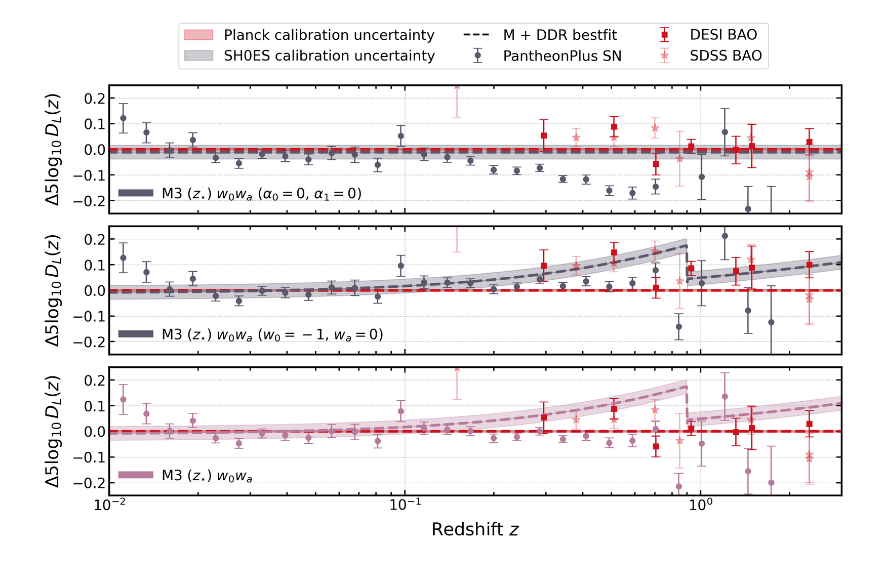
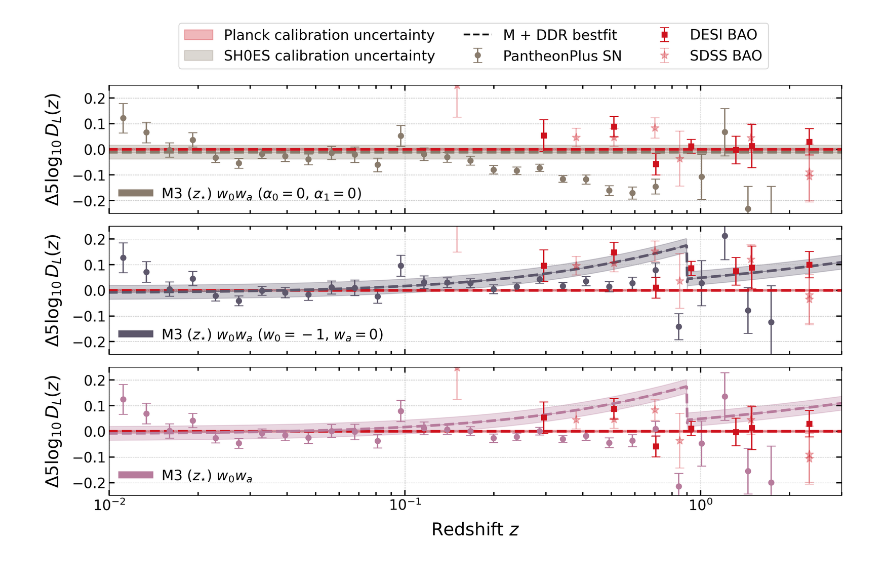
Before and after one commit to elsateixeira/class_ddr, a Jupyter notebook: DDR_FIGURES/Figure4.ipynb, the cells around one changed output. Saved outputs shown, nothing was run; the diff lists cells and outputs as text; code cells hidden in the pictures.

Commit message:
change colors and labels in figures

```diff
--- a/DDR_FIGURES/Figure4.ipynb
+++ b/DDR_FIGURES/Figure4.ipynb
@@ -185,9 +185,10 @@ ff = '#7FD1B9' #green
 gg = '#DBA159' #yellow
 hh = '#B77B9C' #magenta
 ii = '#7594FA' #blue
+ddd = '#897B6C'
 
 #colors = [dd,cc,aa,gg,ff,hh]
-colors = [dd,dd,hh]
+colors = [ddd,dd,hh]
 labels = [r'M3 ($z_{\star}$) $w_0w_a$ ($\alpha_0=0$, $\alpha_1=0$)',r'M3 ($z_{\star}$) $w_0w_a$ ($w_0=-1$, $w_a=0$)', r'M3 ($z_{\star}$) $w_0w_a$']
 
 fig, axes = plt.subplots(3, 1, figsize=(13, 8), sharex=True)
@@ -217,31 +218,31 @@ for i, ax in enumerate(axes):
     ax.plot(z + 5, 100 * delta_mu_SN_pl[i], c='k', lw=2, ls='--', label=r'M + DDR bestfit')
 
     ax.tick_params(axis='both', which='both', labelsize=16)
     ax.xaxis.set_tick_params(which='major', size=6, width=1.5, direction='in', top=True)
     ax.xaxis.set_tick_params(which='minor', size=4, width=1.5, direction='in', top=True)
     ax.yaxis.set_tick_params(which='major', size=6, width=1.5, direction='in', right=True)
     ax.yaxis.set_tick_params(which='minor', size=4, width=1.5, direction='in', right=True)
 
     ax.set_xlim(0.01, 3)
     ax.set_ylim(-0.25, 0.25)  # Y-axis limit updated
     ax.set_yticks([-0.2, -0.1, 0, 0.1, 0.2])  # Set specific ticks at -0.2, -0.1, 0, 0.1, 0.2 (to evaluate)
 
     # Set individual model labels
     handle = ax.plot([], [], color=colors[i], lw=8, label=labels[i])[0]
     ax.legend([handle], [labels[i]], loc='lower left', fontsize=16, frameon=False)
 
 # Set x-label only for the last subplot
 axes[-1].set_xlabel(r'Redshift $z$', size=20, labelpad=10)
 
 plt.rcParams['font.size'] = 14
 plt.rcParams['axes.linewidth'] = 2
 handles, labels = axes[0].get_legend_handles_labels()
 new_handles = [handles[0],handles[1],handles[2],handles[4],handles[5],handles[6]]
 new_labels = [labels[0],labels[1],labels[2],labels[4],labels[5],labels[6]]
 fig.legend(new_handles, new_labels, loc='upper center', ncol=3, fontsize=16, frameon=True,bbox_to_anchor=(0.038, 1.01, 1, 0.05))
 fig.tight_layout(rect=[0, 0, 1, 0.95])  # Leaves space for the legend
 fig.subplots_adjust(hspace=0.1)  # Increased hspace for more spacing between subplots
 plt.savefig('sn_bao_m3_prior_panels.pdf', transparent=True, bbox_inches='tight', pad_inches=0.1)
 plt.show()
 # %% [output]
-[figure, old version]
+[figure, new version]
```
Also changed, not shown: 5 other files.
